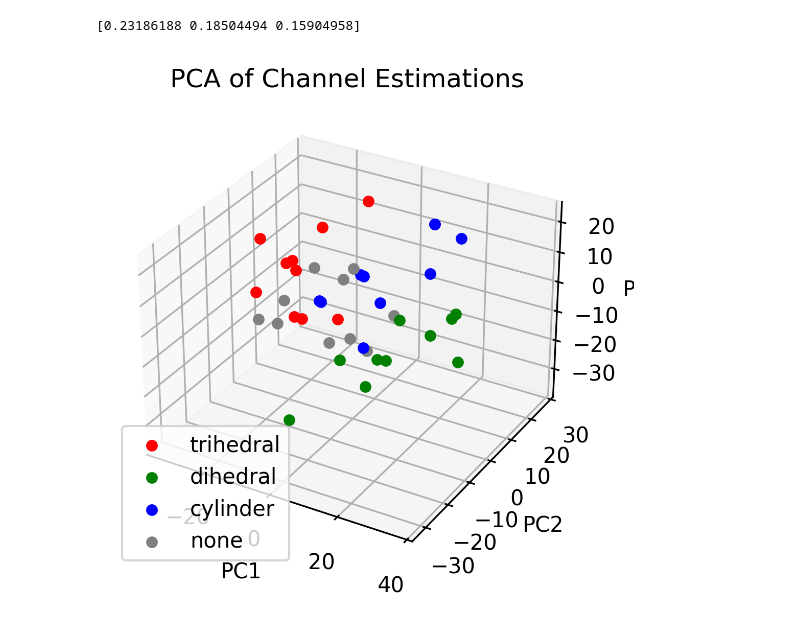
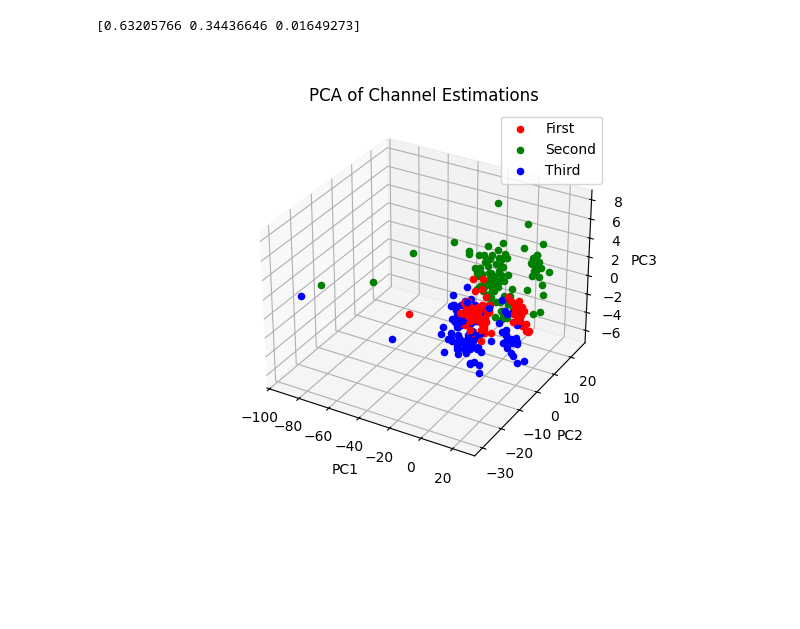
Before and after one commit to roryschram/masters, a Jupyter notebook: jupyter/main.ipynb, the cells around one changed output. Drawn from its saved outputs; the diff is of its cells as text; code cells hidden in the pictures; blank space fills up the shorter version.

```diff
--- a/jupyter/main.ipynb
+++ b/jupyter/main.ipynb
@@ -1,8 +1,8 @@
 # %%
-%matplotlib inline
+%matplotlib widget
 import matplotlib.pyplot as plt
-plt.rcParams['figure.figsize'] = (10, 4)
-plt.rcParams['figure.dpi'] = 300
+# plt.rcParams['figure.figsize'] = (10, 4)
+# plt.rcParams['figure.dpi'] = 300
 
 import numpy as np
 import scipy
@@ -97,55 +49,55 @@ hdf5_file.close()
 # %%
 # Parameters
-num_captures = 40
-window_size = 12500000  # We'll use the first 8192 samples of each
+num_captures = 300
+window_size =  320 # We'll use the first 8192 samples of each
 labels = (
-    ['trihedral'] * 10 +
-    ['dihedral'] * 10 +
-    ['cylinder'] * 10 +
-    ['none'] * 10
+    ['First'] * 100 +
+    ['Second'] * 100 +
+    ['Third'] * 100
 )
 
 X = []
 
-# Extract FFT magnitude features from each variable
-for i in range(1, num_captures + 1):
-    capture = globals()[f"capture{i}"][:window_size]  # Access variable by name
-    # Downsample to 12.5k samples
-    downsample_factor = 12500
-    capture_ds = decimate(capture, downsample_factor)
-    X.append(capture_ds)
+# # Extract FFT magnitude features from each variable
+# for i in range(1, num_captures + 1):
+#     capture = globals()[f"capture{i}"][:window_size]  # Access variable by name
+#     # Downsample to 12.5k samples
+#     downsample_factor = 12500
+#     capture_ds = decimate(capture, downsample_factor)
+#     X.append(capture_ds)
 
-X = np.array(X)
+
+X = np.array(channel_ests)
 
 
 # Standardize features
 scaler = StandardScaler()
 X_scaled = scaler.fit_transform(X)
 
 # Apply PCA
 pca = PCA(n_components=3)
 X_pca = pca.fit_transform(X_scaled)
 
 print(pca.explained_variance_ratio_)
 
 # Plotting
 fig = plt.figure()
 ax = fig.add_subplot(projection='3d')
 
-color_map = {'trihedral': 'r', 'dihedral': 'g', 'cylinder': 'b', 'none': 'gray'}
+color_map = {'First': 'r', 'Second': 'g', 'Third': 'b'}
 
 for i in range(len(X_pca)):
     ax.scatter(X_pca[i, 0], X_pca[i, 1], X_pca[i, 2],
                color=color_map[labels[i]],
-               label=labels[i] if i % 10 == 0 else "")  # Avoid repeated labels
+               label=labels[i] if i % 100 == 0 else "")  # Avoid repeated labels
 
 ax.set_xlabel('PC1')
 ax.set_ylabel('PC2')
 ax.set_zlabel('PC3')
 ax.set_title("PCA of Channel Estimations")
 # ax.view_init(elev=, azim=0)  # ← change perspective to top-down
 ax.legend()
 plt.show()
 # %% [output]
-[0.23186188 0.18504494 0.15904958]
+[0.63205766 0.34436646 0.01649273]
-[figure, old version]
+[figure, new version]
```
Also changed, not shown: parts of 3 cells of this notebook, 9 other files.
